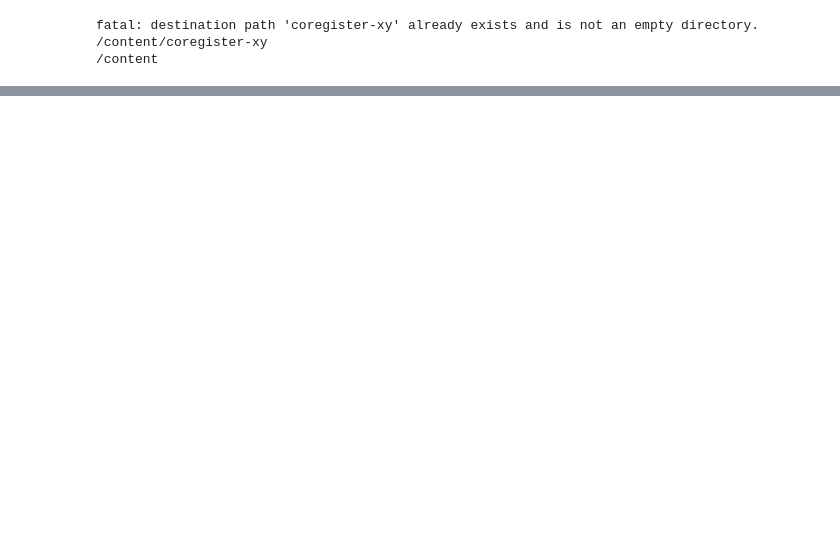
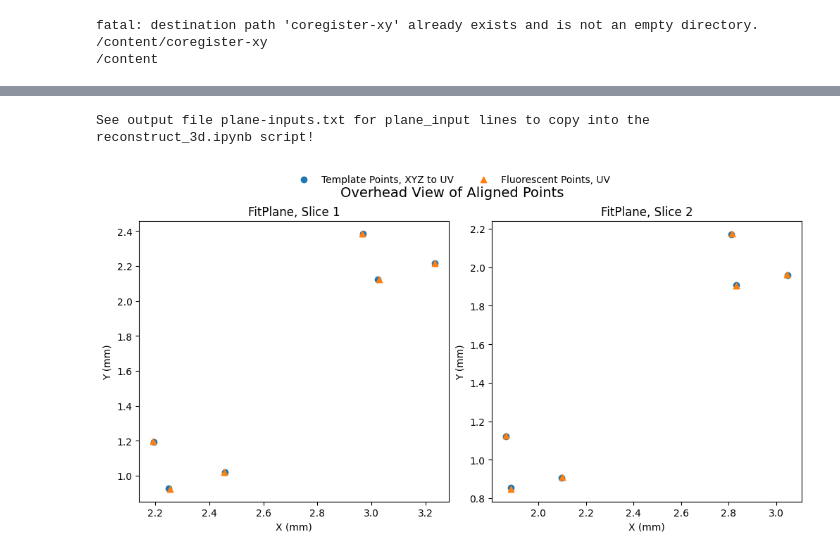
Before and after one commit to WinetraubLab/coregister-xy, a Jupyter notebook: coregister_xy.ipynb, the cells around one changed output, grey strips where cells are left out. Cells and saved outputs as stored; diff of their text form; code cells hidden in the pictures; blank space fills up the shorter version.

Commit message:
Replace old files with new coregister_xy

```diff
--- a/coregister_xy.ipynb
+++ b/coregister_xy.ipynb
@@ -41,0 +10,20 @@ Drive already mounted at /content/drive/; to attempt to forcibly remount, call d
+# %%
+# @title Notebook Inputs { display-mode: "form" }
+# @markdown [See Instructions](https://docs.google.com/document/d/1XAVQ2KHBn9OPUEbf9dRE8Kuds44gkQqYAzBNehx_rec/edit?usp=sharing) for instructions on how to get these values:
+import numpy as np
+from google.colab import drive
+from google.colab import files
+drive.mount('/content/drive/')
+
+
+# um_per_px = 5
+
+# Units: px
+fluorescent_csv_path = "coregister-xy/data/fluorescent-points.csv" # @param {type:"string"}
+
+# Units: mm
+template_csv_path = "coregister-xy/data/template-points.csv" # @param {type:"string"}
+
+# This is the file where the plane_input.append() lines to copy paste into reconstruct_3d.ipynb will be written to
+# Change as desired
+output_file_path = "plane-inputs.txt"# @param {type:"string"}
@@ -244,0 +122,54 @@ plt.show()
+# %%
+outf.close()
+print(f"See output file {output_file_path} for plane_input lines to copy into the reconstruct_3d.ipynb script!")
+# %% [output]
+See output file plane-inputs.txt for plane_input lines to copy into the reconstruct_3d.ipynb script!
+# %%
+# @title Plot overhead view of aligned points
+
+def plot_overhead_view(slide_idx, template_centers_xyz_all_planes, template_centers_uv_all_planes, fps):
+    num_slides = len(slide_idx)
+    cols = min(3, num_slides)  # Up to 3 columns
+    rows = (num_slides // cols) + (num_slides % cols > 0)  # Compute number of rows
+
+    fig, axes = plt.subplots(rows, cols, figsize=(5 * cols, 5 * rows), constrained_layout=True)
+    axes = np.array(axes).reshape(-1)  # Flatten axes in case of single row/column
+
+    # Store plot handles for a common legend
+    handles, labels = [], []
+
+    for idx, (slide_num, ax) in enumerate(zip(slide_idx, axes)):
+        template_centers_xyz = template_centers_xyz_all_planes[idx]
+        template_centers_uv = template_centers_uv_all_planes[idx]
+        fp = fps[idx]
+
+        # Convert XYZ points to UV
+        a = np.array([fp.get_uv_from_xyz(t) for t in template_centers_xyz])
+
+        # Plot points
+        h1 = ax.scatter(a[:,0] * fp.u_norm_mm(), a[:,1] * fp.v_norm_mm(), label="Template Points, XYZ to UV")
+        h2 = ax.scatter(template_centers_uv[:, 0] * fp.u_norm_mm(), template_centers_uv[:, 1] * fp.v_norm_mm(),
+                        label="Fluorescent Points, UV", marker='^')
+
+        # Collect handles for global legend (only once)
+        if idx == 0:
+            handles.extend([h1, h2])
+            labels.extend(["Template Points, XYZ to UV", "Fluorescent Points, UV"])
+
+        ax.set_xlabel("X (mm)")
+        ax.set_ylabel("Y (mm)")
+        ax.set_title(f"FitPlane, Slice {slide_num}")
+
+    # Hide unused subplots if slides < total grid size
+    for ax in axes[num_slides:]:
+        ax.axis("off")
+
+    # Add one common legend outside the subplots
+    fig.legend(handles, labels, loc="upper center", bbox_to_anchor=(0.5, 1.05), ncol=2, frameon=False)
+
+    plt.suptitle("Overhead View of Aligned Points", fontsize=14)
+    plt.show()
+
+plot_overhead_view(slide_idx, template_centers_xyz_all_planes, template_centers_uv_all_planes, fps)
+# %% [output]
+[figure, added]
```
Also changed, not shown: parts of 10 cells of this notebook, 1 other file.
